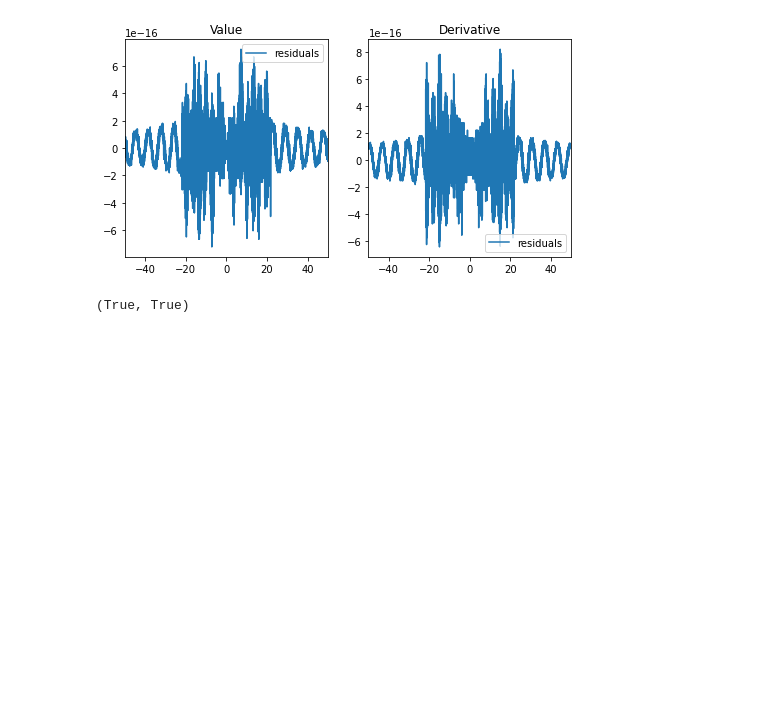
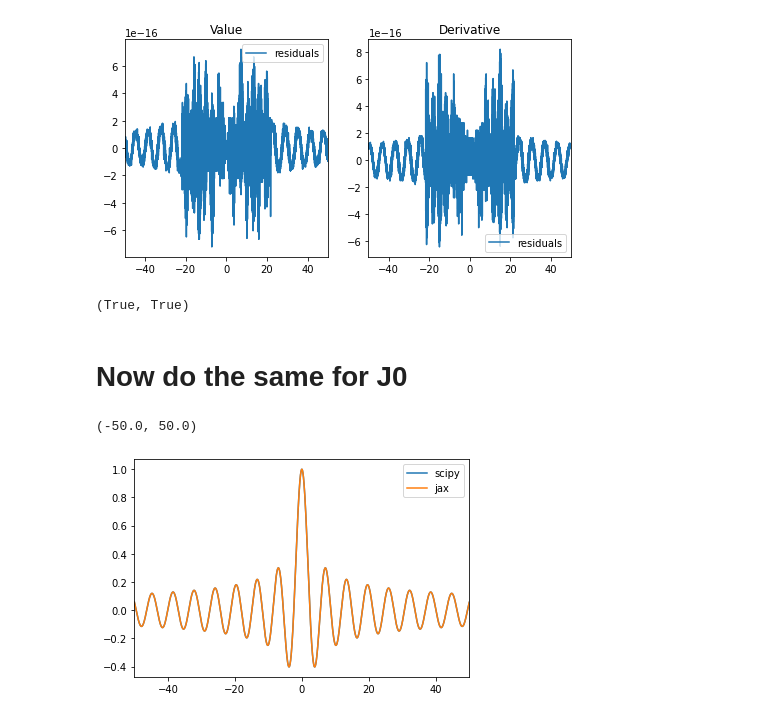
Before and after one commit to benjaminpope/sibylla, a Jupyter notebook: notebooks/bessel_test.ipynb, the cells around one changed output. Cells and saved outputs as stored; diff of their text form; code cells hidden in the pictures; blank space fills up the shorter version.

```diff
--- a/notebooks/bessel_test.ipynb
+++ b/notebooks/bessel_test.ipynb
@@ -142,3 +140,5 @@ ax1.set_xlim(-50, 50)
 (np.all(np.isfinite(gg)),np.all(np.isfinite(yy)))
 # %% [output]
 (True, True)
+# %% [markdown]
+# Now do the same for J0
@@ -144,0 +258,19 @@ ax1.set_xlim(-50, 50)
+# %%
+x = np.linspace(-50, 50, 10000)
+
+y0 = jv(0, x)
+yy0 = j0(x)
+# yy_large = j1_large(x)
+# yy_small = j1_small(x)
+# yy_c = j1_c(x)
+
+plt.plot(x, y0, label="scipy")
+plt.plot(x, yy0, label="jax")
+# plt.plot(x, yy_large, label="jax large")
+# plt.plot(x, yy_c, label="jax c")
+
+plt.legend()
+plt.xlim(-50,50)
+# %% [output]
+(-50.0, 50.0)
+[figure, added]
```
Also changed, not shown: parts of 10 cells of this notebook.
